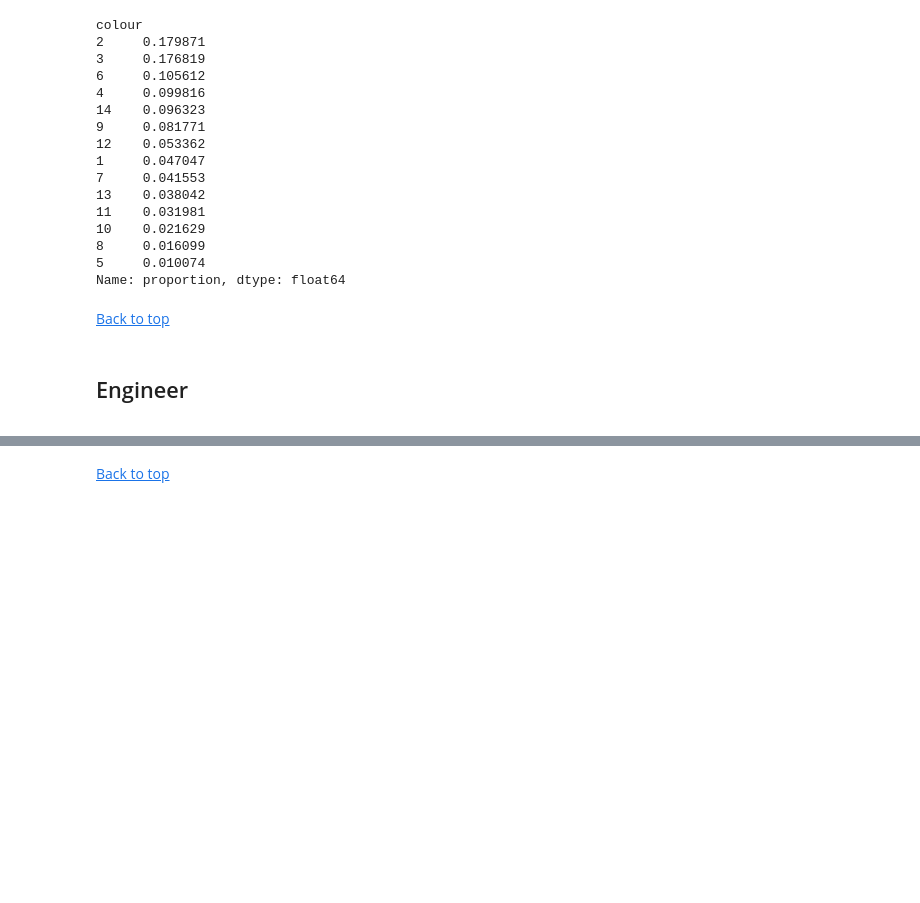
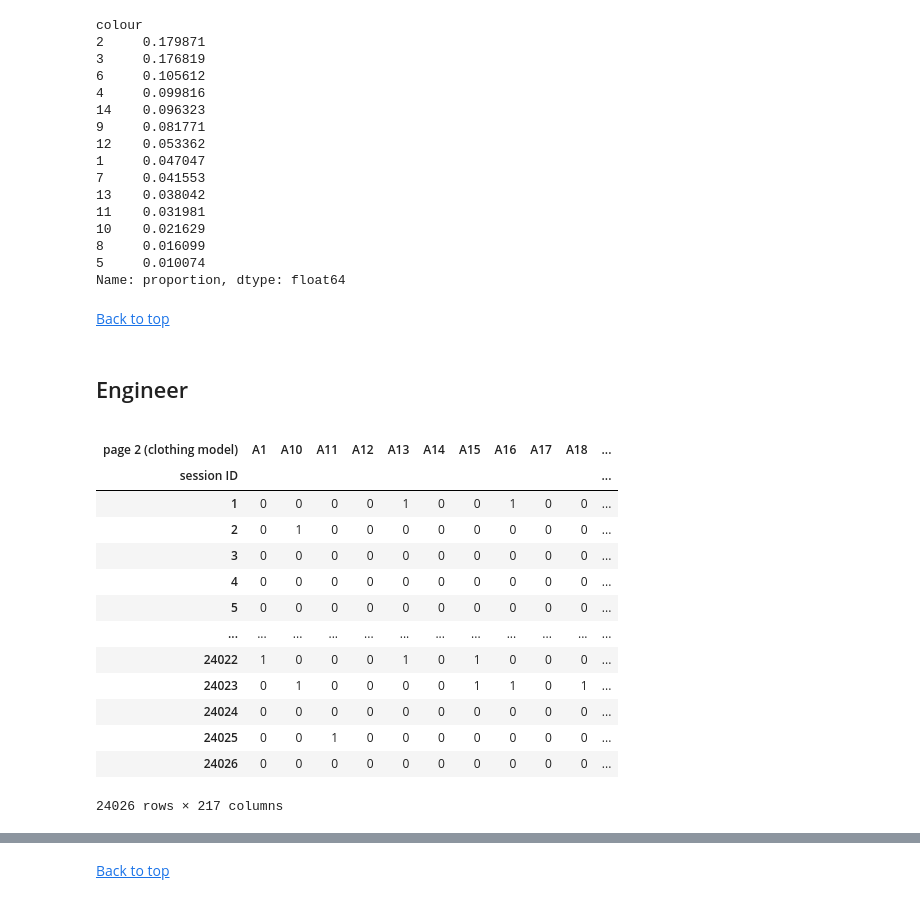
Before and after one commit to peterkchung/clickstream-customer-analytics, a Jupyter notebook: eda.ipynb, the cells around one changed output, grey strips where cells are left out. Saved outputs shown, nothing was run; the diff lists cells and outputs as text; code cells hidden in the pictures; blank space fills up the shorter version.

```diff
--- a/eda.ipynb
+++ b/eda.ipynb
@@ -613,3 +615,23 @@ Name: proportion, dtype: float64
 # %% [markdown]
 ## Engineer
 <a id="engineer"></a>
+# %%
+interaction_matrix = df[['session ID', 'page 2 (clothing model)']]
+interaction_matrix = interaction_matrix.groupby(['session ID', 'page 2 (clothing model)']).size().unstack(fill_value=0)
+interaction_binary = interaction_matrix.map(lambda x: 1 if x > 0 else 0)
+interaction_binary
+# %% [output]
+| page 2 (clothing model) | A1 | A10 | A11 | A12 | A13 | A14 | A15 | A16 | A17 | A18 | ... |
+| session ID |  |  |  |  |  |  |  |  |  |  | ... |
+| 1 | 0 | 0 | 0 | 0 | 1 | 0 | 0 | 1 | 0 | 0 | ... |
+| 2 | 0 | 1 | 0 | 0 | 0 | 0 | 0 | 0 | 0 | 0 | ... |
+| 3 | 0 | 0 | 0 | 0 | 0 | 0 | 0 | 0 | 0 | 0 | ... |
+| 4 | 0 | 0 | 0 | 0 | 0 | 0 | 0 | 0 | 0 | 0 | ... |
+| 5 | 0 | 0 | 0 | 0 | 0 | 0 | 0 | 0 | 0 | 0 | ... |
+| ... | ... | ... | ... | ... | ... | ... | ... | ... | ... | ... | ... |
+| 24022 | 1 | 0 | 0 | 0 | 1 | 0 | 1 | 0 | 0 | 0 | ... |
+| 24023 | 0 | 1 | 0 | 0 | 0 | 0 | 1 | 1 | 0 | 1 | ... |
+| 24024 | 0 | 0 | 0 | 0 | 0 | 0 | 0 | 0 | 0 | 0 | ... |
+| 24025 | 0 | 0 | 1 | 0 | 0 | 0 | 0 | 0 | 0 | 0 | ... |
+| 24026 | 0 | 0 | 0 | 0 | 0 | 0 | 0 | 0 | 0 | 0 | ... |
+24026 rows × 217 columns
```
Also changed, not shown: parts of 2 cells of this notebook, 2 other files.
